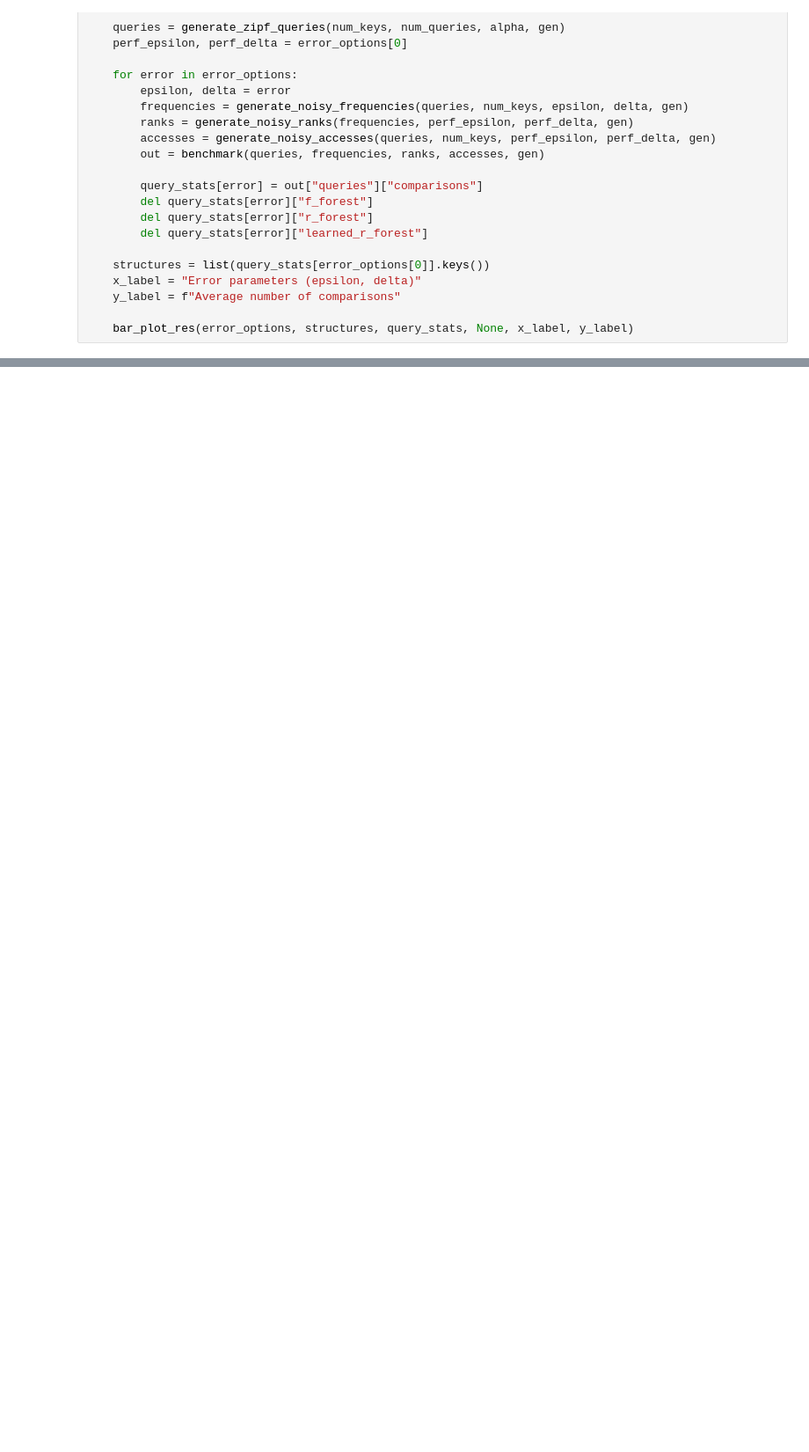
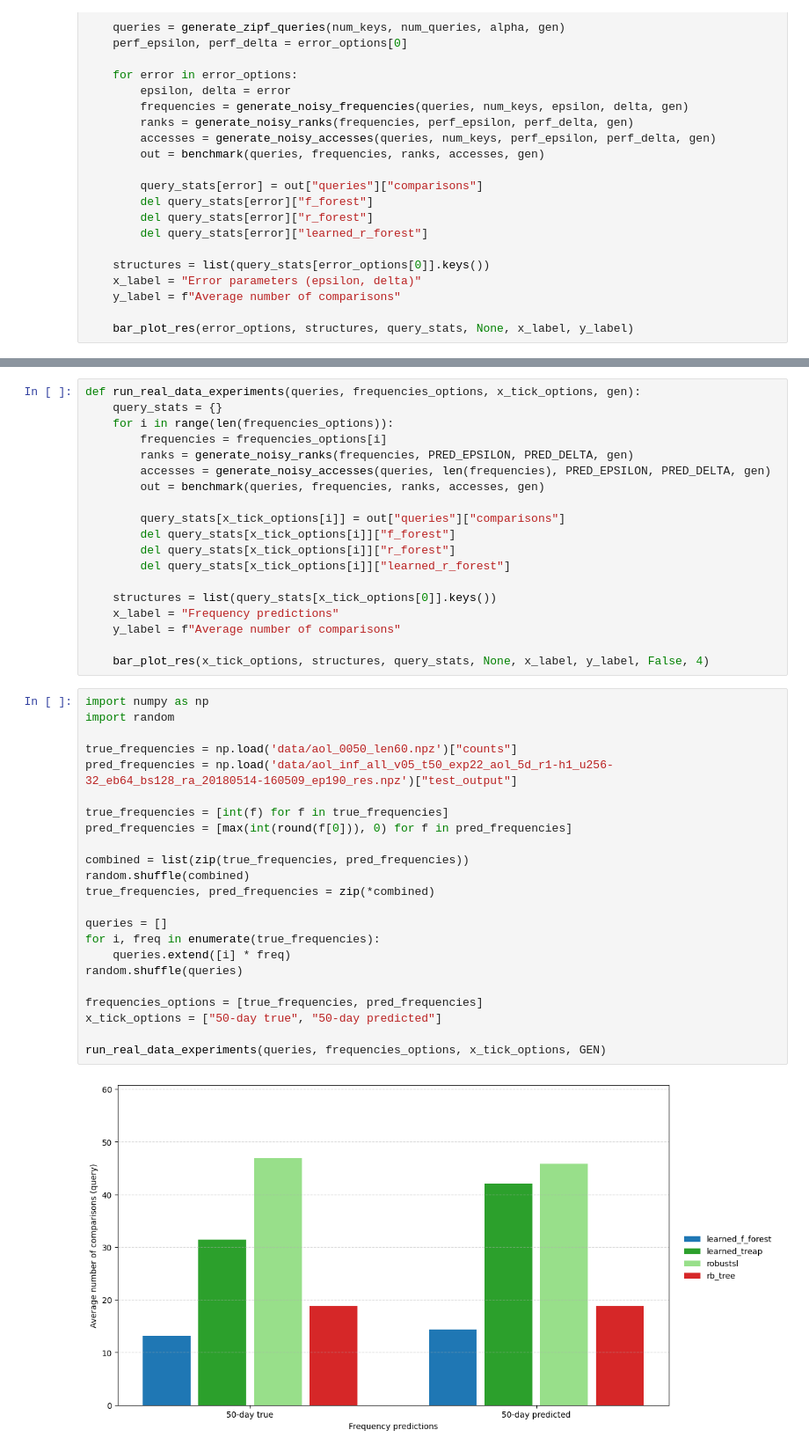
Before and after one commit to Wolfiej-k/search-forests, a Jupyter notebook: experiments.ipynb, the cells around one changed output, grey strips where cells are left out. Shown at 88% size. Cells and saved outputs as stored; diff of their text form; blank space fills up the shorter version.

```diff
--- a/experiments.ipynb
+++ b/experiments.ipynb
@@ -221,0 +230,44 @@ run_rank_error_experiments(NUM_KEYS, NUM_QUERIES, ZIPF_ALPHA, error_options, GEN
+# %%
+def run_real_data_experiments(queries, frequencies_options, x_tick_options, gen):
+    query_stats = {}
+    for i in range(len(frequencies_options)):
+        frequencies = frequencies_options[i]
+        ranks = generate_noisy_ranks(frequencies, PRED_EPSILON, PRED_DELTA, gen)
+        accesses = generate_noisy_accesses(queries, len(frequencies), PRED_EPSILON, PRED_DELTA, gen)
+        out = benchmark(queries, frequencies, ranks, accesses, gen)
+
+        query_stats[x_tick_options[i]] = out["queries"]["comparisons"]
+        del query_stats[x_tick_options[i]]["f_forest"]
+        del query_stats[x_tick_options[i]]["r_forest"]
+        del query_stats[x_tick_options[i]]["learned_r_forest"]
+
+    structures = list(query_stats[x_tick_options[0]].keys())
+    x_label = "Frequency predictions"
+    y_label = f"Average number of comparisons"
+
+    bar_plot_res(x_tick_options, structures, query_stats, None, x_label, y_label, False, 4)
+# %%
+import numpy as np
+import random
+
+true_frequencies = np.load('data/aol_0050_len60.npz')["counts"]
+pred_frequencies = np.load('data/aol_inf_all_v05_t50_exp22_aol_5d_r1-h1_u256-32_eb64_bs128_ra_20180514-160509_ep190_res.npz')["test_output"]
+
+true_frequencies = [int(f) for f in true_frequencies]
+pred_frequencies = [max(int(round(f[0])), 0) for f in pred_frequencies]
+
+combined = list(zip(true_frequencies, pred_frequencies))
+random.shuffle(combined)
+true_frequencies, pred_frequencies = zip(*combined)
+
+queries = []
+for i, freq in enumerate(true_frequencies):
+    queries.extend([i] * freq)
+random.shuffle(queries)
+
+frequencies_options = [true_frequencies, pred_frequencies]
+x_tick_options = ["50-day true", "50-day predicted"]
+
+run_real_data_experiments(queries, frequencies_options, x_tick_options, GEN)
+# %% [output]
+[figure, added]
```
Also changed, not shown: parts of 8 cells of this notebook, 10 other files.
